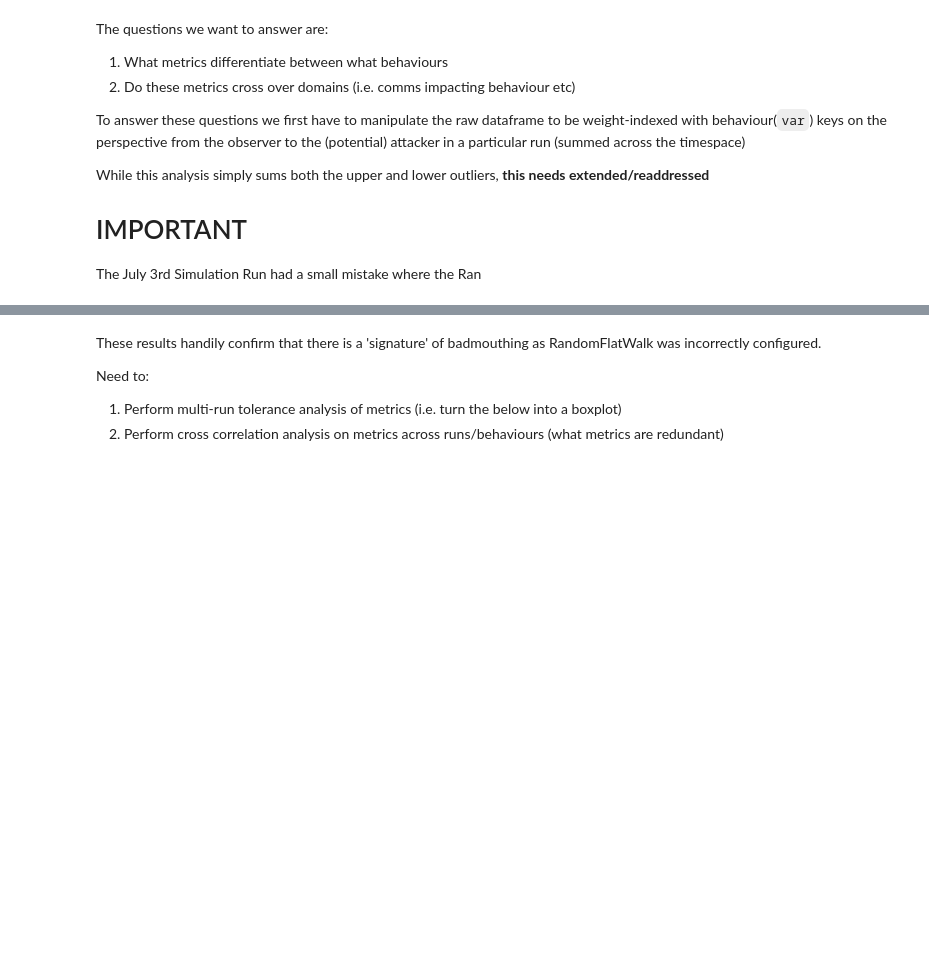
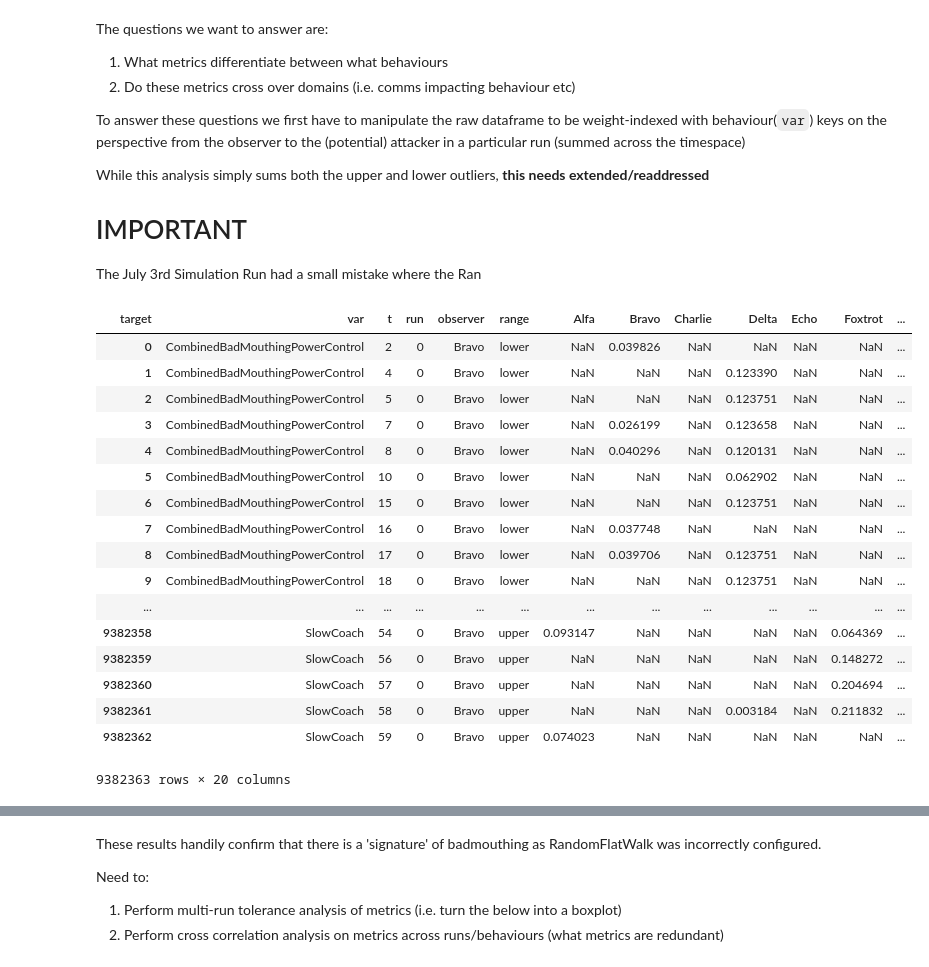
Before and after one commit to andrewbolster/aietes, a Jupyter notebook: scripts/notebooks/AIETES/AIETES Joint Behaviour Weight Assessment.ipynb, the cells around one changed output, grey strips where cells are left out. Cells and saved outputs as stored; diff of their text form; code cells hidden in the pictures; blank space fills up the shorter version.

```diff
--- a/scripts/notebooks/AIETES/AIETES Joint Behaviour Weight Assessment.ipynb
+++ b/scripts/notebooks/AIETES/AIETES Joint Behaviour Weight Assessment.ipynb
@@ -38,20 +39,42 @@ n_metrics = 9
 
 results_path = "/home/bolster/src/aietes/results/Malicious Behaviour Trust Comparison-2015-07-03-16-45-26"
 results_path = "/home/bolster/src/aietes/results/Malicious Behaviour Trust Comparison-2015-07-20-17-47-53"
+shared_h5_path = '/dev/shm/shared.h5'
+#Something smells
+shared_h5_path = '/home/bolster/src/aietes/results/shared.bkup.h5'
 
 
+with pd.get_store(shared_h5_path) as store:
+    joined_target_weights = store.get('joined_target_weights')
+    joined_feats = store.get('joined_feats')
+    comms_only_feats = store.get('comms_only_feats')
+    phys_only_feats = store.get('phys_only_feats')
+    comms_only_weights = store.get('comms_only_weights')
+    phys_only_weights = store.get('phys_only_weights')
 
-with pd.get_store(os.path.join(results_path, "outliers.bkup.h5")) as store:
-    weight_df = store.get('CombinedTrust1_3')
-    # Select Perspective here
-    weight_df = weight_df[weight_df.observer == observer]
-
-weight_df = categorise_dataframe(weight_df)
+joined_feat_weights = categorise_dataframe(non_zero_rows(joined_feats).T)
+comms_feat_weights = categorise_dataframe(non_zero_rows(comms_only_feats).T)
+phys_feat_weights = categorise_dataframe(non_zero_rows(phys_only_feats).T)
-# %%
-metric_keys = list(weight_df.keys()[-n_metrics:])
-weight_df.set_index(metric_keys+['var','t'], inplace=True)
-# REMEMBER TO CHECK THIS WHEN DOING MULTIPLE RUNS (although technically it shouldn't matter....)
-weight_df.drop(['observer','run'], axis=1, inplace=True)
-# Sum for each run
-time_summed_weights = weight_df.groupby(level=list(weight_df.index.names[:-1])).sum().unstack('var')
-target_weights = time_summed_weights.xs(target,level='target', axis=1).fillna(0.0) # Nans map to no outliers
+# %%
+with pd.get_store(results_path + "/outliers.bkup.h5") as store:
+    weight_df = store.get(store.keys()[0])
+weight_df
+# %% [output]
+| target | var | t | run | observer | range | Alfa | Bravo | Charlie | Delta | Echo | Foxtrot | ... |
+| 0 | CombinedBadMouthingPowerControl | 2 | 0 | Bravo | lower | NaN | 0.039826 | NaN | NaN | NaN | NaN | ... |
+| 1 | CombinedBadMouthingPowerControl | 4 | 0 | Bravo | lower | NaN | NaN | NaN | 0.123390 | NaN | NaN | ... |
+| 2 | CombinedBadMouthingPowerControl | 5 | 0 | Bravo | lower | NaN | NaN | NaN | 0.123751 | NaN | NaN | ... |
+| 3 | CombinedBadMouthingPowerControl | 7 | 0 | Bravo | lower | NaN | 0.026199 | NaN | 0.123658 | NaN | NaN | ... |
+| 4 | CombinedBadMouthingPowerControl | 8 | 0 | Bravo | lower | NaN | 0.040296 | NaN | 0.120131 | NaN | NaN | ... |
+| 5 | CombinedBadMouthingPowerControl | 10 | 0 | Bravo | lower | NaN | NaN | NaN | 0.062902 | NaN | NaN | ... |
+| 6 | CombinedBadMouthingPowerControl | 15 | 0 | Bravo | lower | NaN | NaN | NaN | 0.123751 | NaN | NaN | ... |
+| 7 | CombinedBadMouthingPowerControl | 16 | 0 | Bravo | lower | NaN | 0.037748 | NaN | NaN | NaN | NaN | ... |
+| 8 | CombinedBadMouthingPowerControl | 17 | 0 | Bravo | lower | NaN | 0.039706 | NaN | 0.123751 | NaN | NaN | ... |
+| 9 | CombinedBadMouthingPowerControl | 18 | 0 | Bravo | lower | NaN | NaN | NaN | 0.123751 | NaN | NaN | ... |
+| ... | ... | ... | ... | ... | ... | ... | ... | ... | ... | ... | ... | ... |
+| 9382358 | SlowCoach | 54 | 0 | Bravo | upper | 0.093147 | NaN | NaN | NaN | NaN | 0.064369 | ... |
+| 9382359 | SlowCoach | 56 | 0 | Bravo | upper | NaN | NaN | NaN | NaN | NaN | 0.148272 | ... |
+| 9382360 | SlowCoach | 57 | 0 | Bravo | upper | NaN | NaN | NaN | NaN | NaN | 0.204694 | ... |
+| 9382361 | SlowCoach | 58 | 0 | Bravo | upper | NaN | NaN | NaN | 0.003184 | NaN | 0.211832 | ... |
+| 9382362 | SlowCoach | 59 | 0 | Bravo | upper | 0.074023 | NaN | NaN | NaN | NaN | NaN | ... |
+9382363 rows × 20 columns
```
Also changed, not shown: parts of 20 cells of this notebook, 7 other files.
